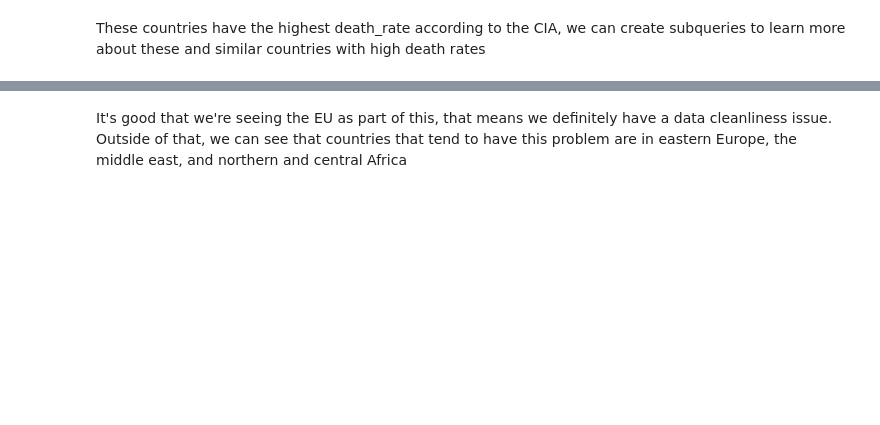
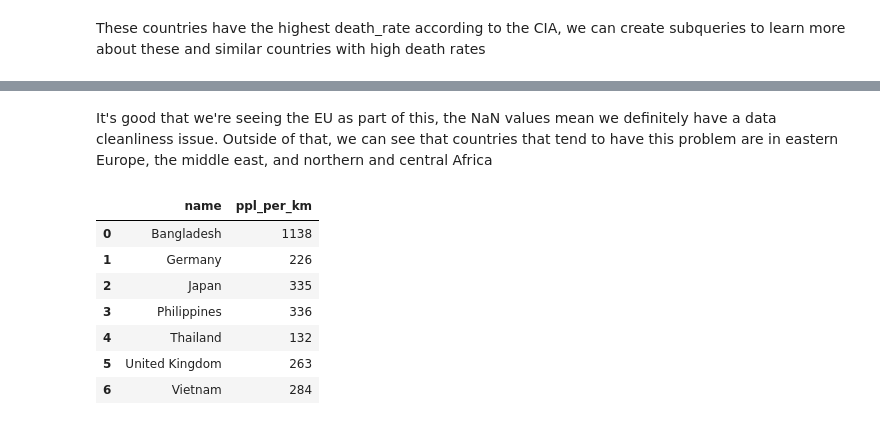
Before and after one commit to xander-bennett/CIA-Factbook-SQLite, a Jupyter notebook: CIA.ipynb, the cells around one changed output, grey strips where cells are left out. Saved outputs shown, nothing was run; the diff lists cells and outputs as text; code cells hidden in the pictures; blank space fills up the shorter version.

```diff
--- a/CIA.ipynb
+++ b/CIA.ipynb
@@ -166,4 +166,26 @@ pd.read_sql_query(q7, conn)
 | 8 | 182 | ug | Uganda | 241038 | 197100.0 | 43938.0 | 37101745 | 3.24 | 43.79 | ... |
 | 9 | 1 | af | Afghanistan | 652230 | 652230.0 | 0.0 | 32564342 | 2.32 | 38.57 | ... |
 # %% [markdown]
-It's good that we're seeing the EU as part of this, that means we definitely have a data cleanliness issue. Outside of that, we can see that countries that tend to have this problem are in eastern Europe, the middle east, and northern and central Africa
+It's good that we're seeing the EU as part of this, the NaN values mean we definitely have a data cleanliness issue. Outside of that, we can see that countries that tend to have this problem are in eastern Europe, the middle east, and northern and central Africa
+# %%
+# let's look at population density doing a little of summary statistics. Who are the most crowded?
+q9 = '''
+SELECT name, population / area AS ppl_per_km
+FROM facts
+WHERE population > (
+    SELECT AVG(population)
+    FROM facts)
+AND area < (
+    SELECT AVG(area)
+    FROM facts);
+'''
+pd.read_sql_query(q9, conn)
+# %% [output]
+|  | name | ppl_per_km |
+| 0 | Bangladesh | 1138 |
+| 1 | Germany | 226 |
+| 2 | Japan | 335 |
+| 3 | Philippines | 336 |
+| 4 | Thailand | 132 |
+| 5 | United Kingdom | 263 |
+| 6 | Vietnam | 284 |
```
Also changed, not shown: parts of 6 cells of this notebook.
